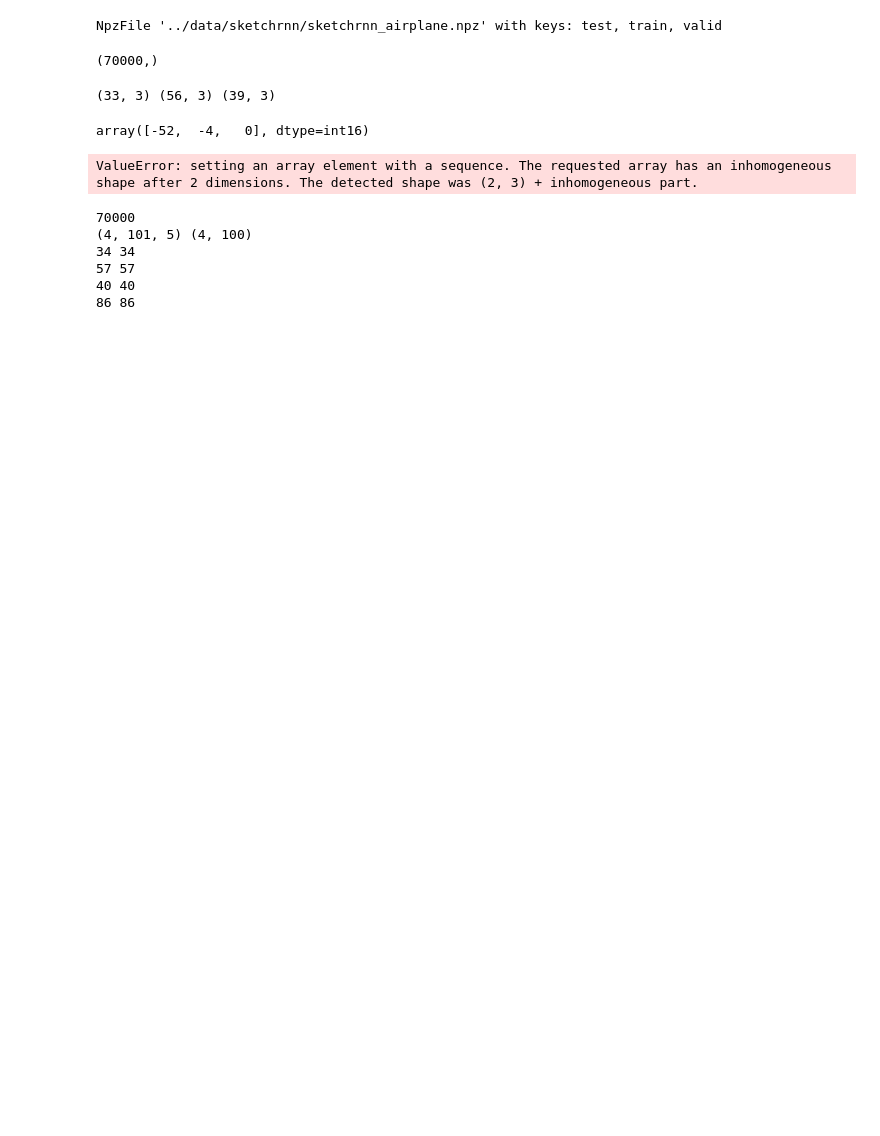
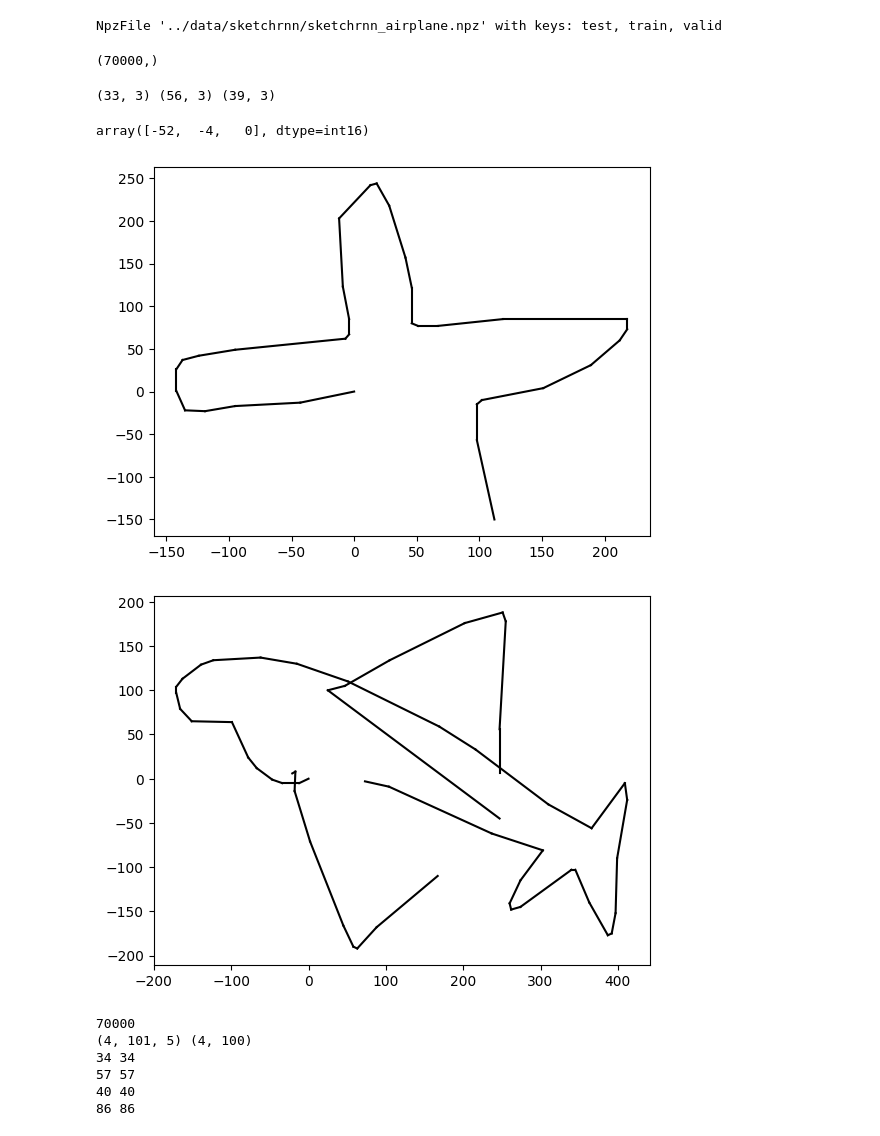
Before and after one commit to hunkim98/pixel-art-ai, a Jupyter notebook: sketchrnn/test.ipynb, the cells around one changed output. Drawn from its saved outputs; the diff is of its cells as text; code cells hidden in the pictures; blank space fills up the shorter version.

```diff
--- a/sketchrnn/test.ipynb
+++ b/sketchrnn/test.ipynb
@@ -28,19 +28,28 @@ print(train[0].shape, train[1].shape, train[2].shape) # each sketch has a differ
 train[0][1]
 # %% [output]
 array([-52,  -4,   0], dtype=int16)
-# %%
-a = [[1,2,3,4], [5,6,7,8], [9,10,11,12]]
-b = [["a", "b", "c"], ["d", "e", "f"], ["g", "h", "i"]]
-
-a = np.array(a)
-b = np.array(b)
-
-c = [a, b]
-
-
-print(np.array(c).shape)
-# %% [output]
-ValueError: setting an array element with a sequence. The requested array has an inhomogeneous shape after 2 dimensions. The detected shape was (2, 3) + inhomogeneous part.
+# %%
+# plot the first 10 sketches
+
+def plot_strokes(strokes):
+    plt.figure()
+    x = 0
+    y = 0
+    plt.plot(x, y) # place the pen at the origin
+    for i in range(len(strokes)):
+        x += strokes[i, 0]
+        y += strokes[i, 1]
+        if not strokes[i, 2]: # if drawing, i,2 is pen up or down
+            plt.plot([x - strokes[i, 0], x], [y - strokes[i, 1], y], 'k')
+    plt.show()
+
+for i in range(2):
+    sketch = train[i]
+    plot_strokes(sketch)
+    plt.show()
+# %% [output]
+[figure, added]
+[figure, added]
 # %%
 import dezero
 from dezero import cuda
```
Also changed, not shown: parts of 6 cells of this notebook.
